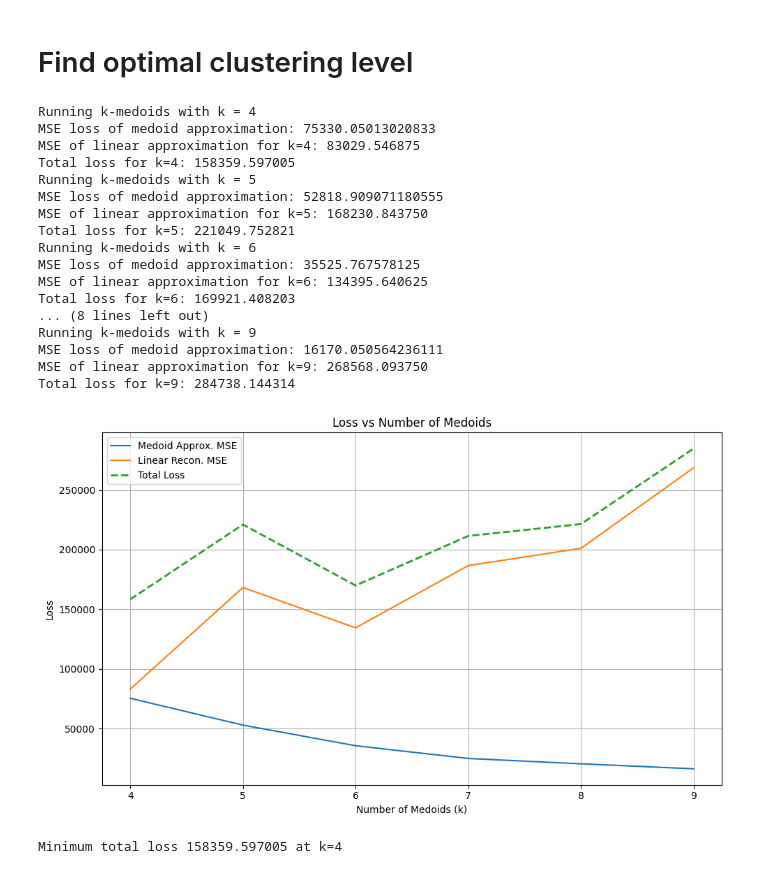
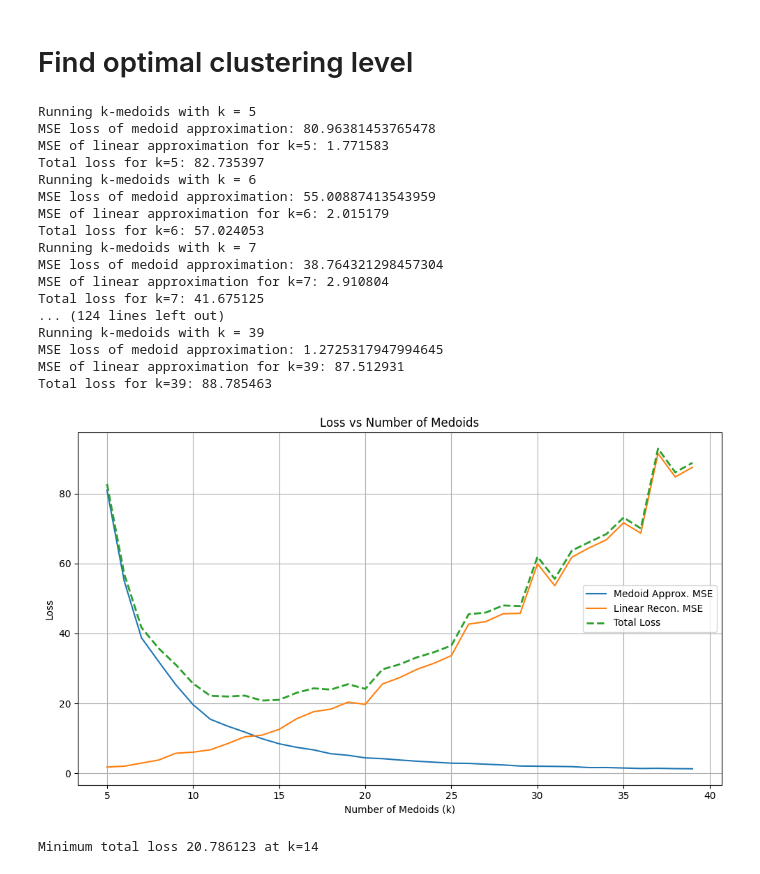
Before and after one commit to rohbws/SAPModel, a Jupyter notebook: AbsolutePositionTesting.ipynb, the cells around one changed output. Saved outputs shown, nothing was run; the diff lists cells and outputs as text; code cells hidden in the pictures.

Commit message:
added loss plotting

```diff
--- a/AbsolutePositionTesting.ipynb
+++ b/AbsolutePositionTesting.ipynb
@@ -18,7 +18,7 @@ max_val = np.max(finite_vals)
 normalized_dists = (pair_dists - min_val) / (max_val - min_val)
 normalized_dists[~np.isfinite(pair_dists)] = 1.0  # keep inf as 1 (furthest apart)
 
-# pair_dists = normalized_dists
+pair_dists = normalized_dists
 
 median_distance = np.median(pair_dists[np.isfinite(pair_dists)])  # Exclude infinities (or NaNs)
 print(f"Median distance: {median_distance}")
@@ -55,7 +55,7 @@ def k_medoids_single_run(pair_dists, k, max_iter=300):
 def compute_medoids_mse(pair_dists, labels, medoids):
     medoid_map = np.array(medoids)[labels]
     approx_dists = pair_dists[np.ix_(medoid_map, medoid_map)]
-    mse = np.mean((pair_dists - approx_dists) ** 2)
+    mse = np.sum((pair_dists - approx_dists) ** 2)
     return mse
 
 def k_medoids(pair_dists, k, max_iter=300, n_init=1000, verbose=False):
@@ -215,14 +231,8 @@ print("Recovered S sums:", S_opt.sum(dim=1))
 np.savetxt("Data/E_optimized.csv", E_opt.sum(dim=1).numpy(), delimiter=",")
 np.savetxt("Data/S_optimized.csv", S_opt.sum(dim=1).numpy(), delimiter=",")
 # %%
-torch.manual_seed(0)
-d = 300
-
-
-pair_dists_medoid_torch = torch.tensor(pair_dists_medoid, dtype=torch.float32)
-
 # Optimize to recover E and S
-E_opt, S_opt, loss = optimize_1T_E_minus_1T_S(pair_dists_medoid_torch, d=d)
-print("Recovered E sums:", E_opt.sum(dim=1))
-print("Recovered S sums:", S_opt.sum(dim=1))
+E_opt, S_opt, loss = linearize_analytical(pair_dists_medoid)
+print("Recovered E sums:", E_opt)
+print("Recovered S sums:", S_opt)
 # %% [output]
@@ -295,7 +285,7 @@ import matplotlib.pyplot as plt
 import torch
 import numpy as np
 
-medoid_vals = list(range(4, 10, 1))
+medoid_vals = list(range(5, 40))
 medoid_approx_losses = []
 linear_reconstruction_losses = []
 total_losses = []
@@ -312,16 +302,12 @@ for k in medoid_vals:
 
     pair_dists_medoid = get_medoid_distance_matrix(pair_dists, medoids)
 
-    torch.manual_seed(0)
-    d = 300
-    pair_dists_medoid_torch = torch.tensor(pair_dists_medoid, dtype=torch.float32)
-
     # Optimize to recover E and S
-    E_opt, S_opt, loss = optimize_1T_E_minus_1T_S(pair_dists_medoid_torch, d=d, verbose=False)
+    E_opt, S_opt, loss = linearize_analytical(pair_dists_medoid)
     print(f"MSE of linear approximation for k={k}: {loss:.6f}")
 
-    e_list = E_opt.sum(dim=1).numpy()
-    s_list = S_opt.sum(dim=1).numpy()
+    e_list = E_opt
+    s_list = S_opt
 
     e_list = e_list[labels]
     s_list = s_list[labels]
@@ -335,47 +321,47 @@ for k in medoid_vals:
     total_loss = mse_loss + loss
     print(f"Total loss for k={k}: {total_loss:.6f}")
 
     # Save all losses
     medoid_approx_losses.append(mse_loss)
     linear_reconstruction_losses.append(loss)
     total_losses.append(total_loss)
 
     if total_loss < min_medoid_loss:
         min_medoid_loss = total_loss
         min_num_medoid = k
 
 # Plot losses
 plt.figure(figsize=(10, 6))
 plt.plot(medoid_vals, medoid_approx_losses, label='Medoid Approx. MSE')
 plt.plot(medoid_vals, linear_reconstruction_losses, label='Linear Recon. MSE')
 plt.plot(medoid_vals, total_losses, label='Total Loss', linestyle='--', linewidth=2)
 
 plt.xlabel('Number of Medoids (k)')
 plt.ylabel('Loss')
 plt.title('Loss vs Number of Medoids')
 plt.legend()
 plt.grid(True)
 plt.tight_layout()
 plt.show()
 
 print(f"\nMinimum total loss {min_medoid_loss:.6f} at k={min_num_medoid}")
 # %% [output]
-Running k-medoids with k = 4
-MSE loss of medoid approximation: 75330.05013020833
-MSE of linear approximation for k=4: 83029.546875
-Total loss for k=4: 158359.597005
 Running k-medoids with k = 5
-MSE loss of medoid approximation: 52818.909071180555
-MSE of linear approximation for k=5: 168230.843750
-Total loss for k=5: 221049.752821
+MSE loss of medoid approximation: 80.96381453765478
+MSE of linear approximation for k=5: 1.771583
+Total loss for k=5: 82.735397
 Running k-medoids with k = 6
-MSE loss of medoid approximation: 35525.767578125
-MSE of linear approximation for k=6: 134395.640625
-Total loss for k=6: 169921.408203
-... (8 lines left out)
-Running k-medoids with k = 9
-MSE loss of medoid approximation: 16170.050564236111
-MSE of linear approximation for k=9: 268568.093750
-Total loss for k=9: 284738.144314
+MSE loss of medoid approximation: 55.00887413543959
+MSE of linear approximation for k=6: 2.015179
+Total loss for k=6: 57.024053
+Running k-medoids with k = 7
+MSE loss of medoid approximation: 38.764321298457304
+MSE of linear approximation for k=7: 2.910804
+Total loss for k=7: 41.675125
+... (124 lines left out)
+Running k-medoids with k = 39
+MSE loss of medoid approximation: 1.2725317947994645
+MSE of linear approximation for k=39: 87.512931
+Total loss for k=39: 88.785463
-[figure, old version]
+[figure, new version]
-Minimum total loss 158359.597005 at k=4
+Minimum total loss 20.786123 at k=14
```
Also changed, not shown: parts of 9 cells of this notebook, 2 other files.
